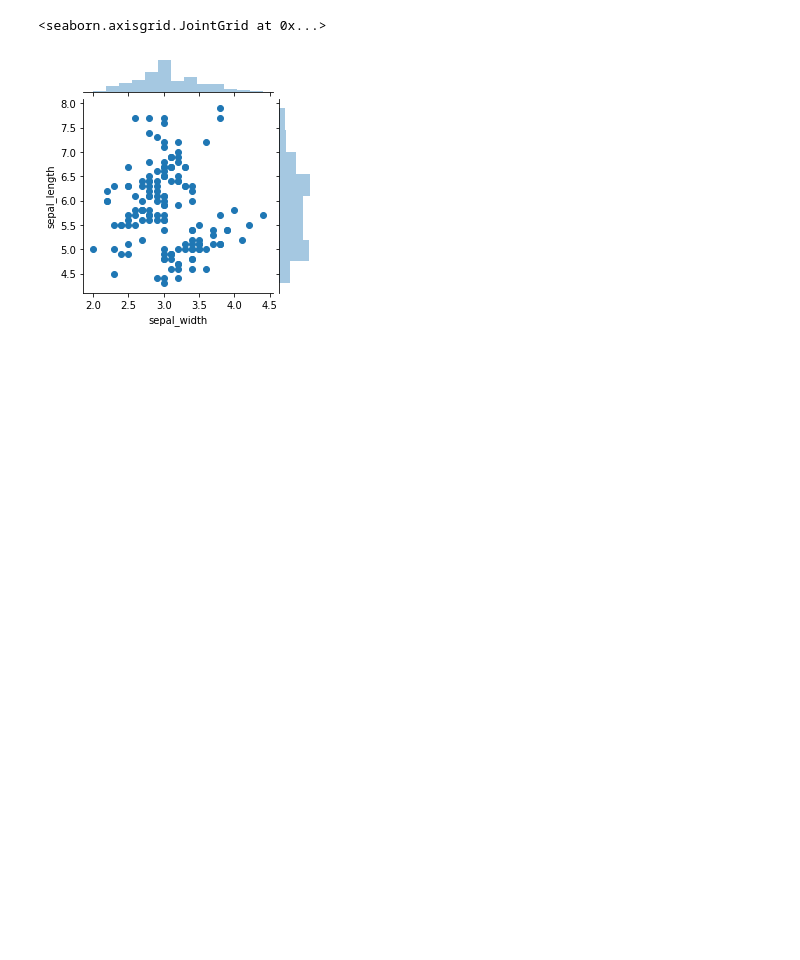
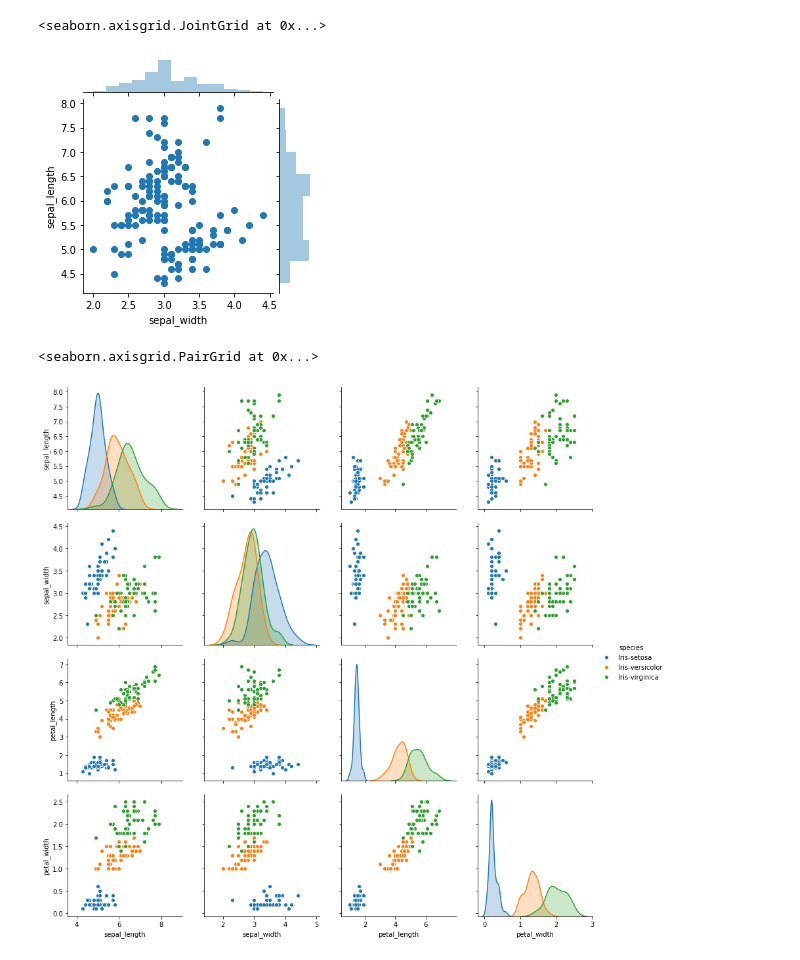
Before and after one commit to kudoabhijeet/FoundationalML, a Jupyter notebook: basics/Seaborn.ipynb, the cells around one changed output. Drawn from its saved outputs; the diff is of its cells as text; code cells hidden in the pictures; blank space fills up the shorter version.

Commit message:
Seaborn Pairplot

```diff
--- a/basics/Seaborn.ipynb
+++ b/basics/Seaborn.ipynb
@@ -8,3 +8,8 @@ sns.jointplot(x='sepal_width', y='sepal_length', data=data, size=4)
 # %% [output]
 <seaborn.axisgrid.JointGrid at 0x...>
 [figure]
+# %%
+sns.pairplot(data, hue='species', height=3)
+# %% [output]
+<seaborn.axisgrid.PairGrid at 0x...>
+[figure, added]
```
